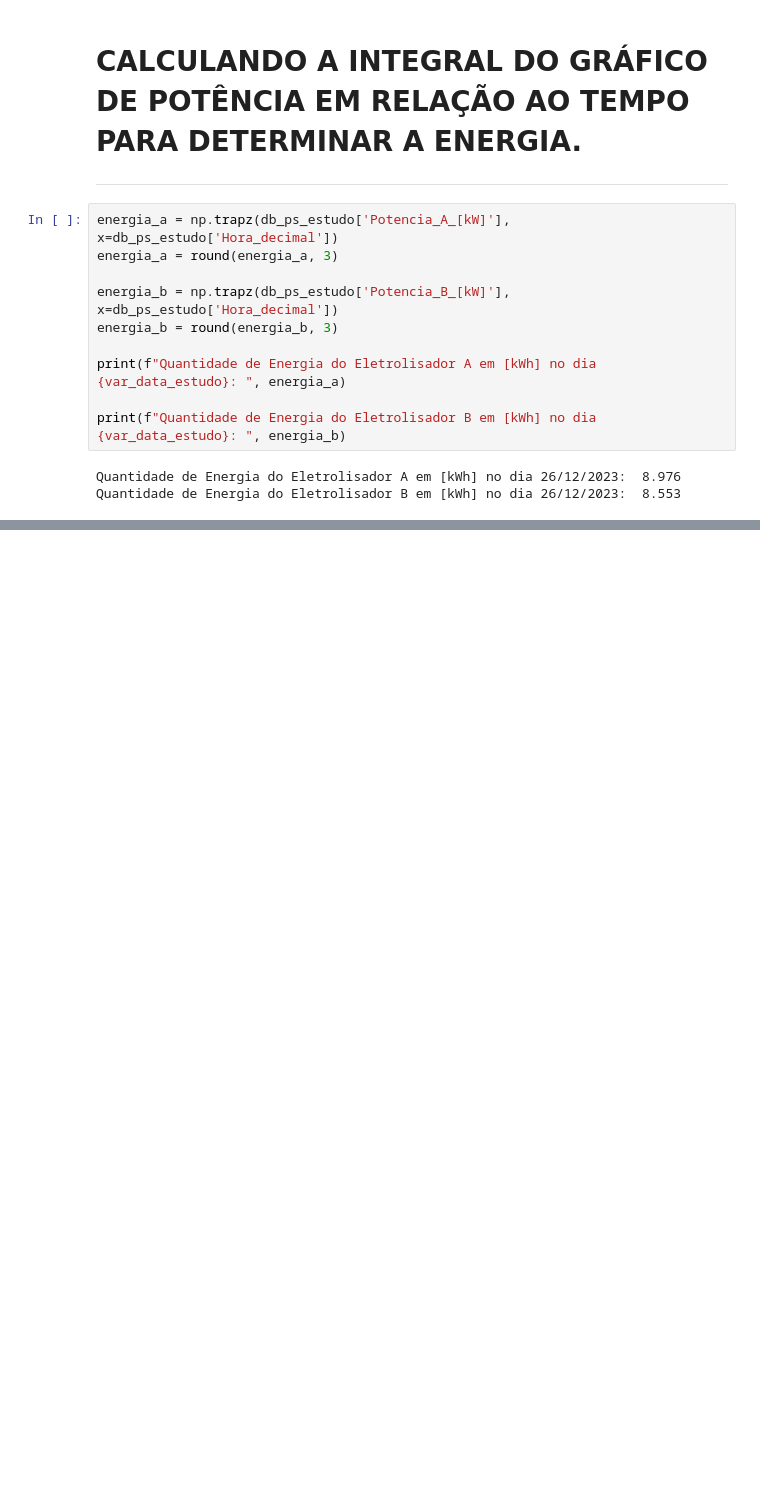
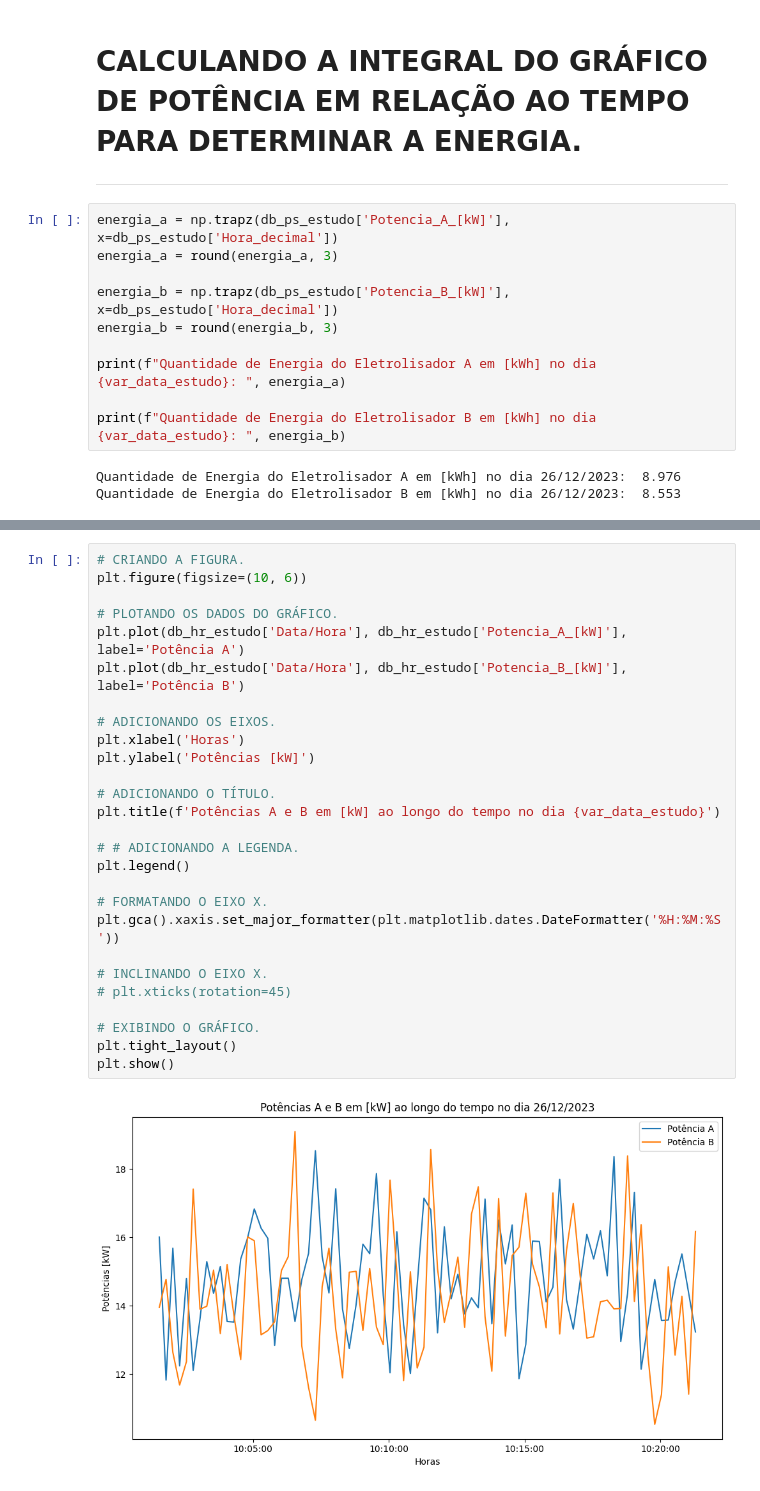
Before and after one commit to MalVaroTor/MalVaroTor, a Jupyter notebook: TCC_4_POT_ENERGIA_1_CICLO.ipynb, the cells around one changed output, grey strips where cells are left out. Cells and saved outputs as stored; diff of their text form; blank space fills up the shorter version.

```diff
--- a/TCC_4_POT_ENERGIA_1_CICLO.ipynb
+++ b/TCC_4_POT_ENERGIA_1_CICLO.ipynb
@@ -415,0 +475,29 @@ Quantidade de Energia do Eletrolisador B em [kWh] no dia 26/12/2023:  8.553
+# %%
+# CRIANDO A FIGURA.
+plt.figure(figsize=(10, 6))
+
+# PLOTANDO OS DADOS DO GRÁFICO.
+plt.plot(db_hr_estudo['Data/Hora'], db_hr_estudo['Potencia_A_[kW]'], label='Potência A')
+plt.plot(db_hr_estudo['Data/Hora'], db_hr_estudo['Potencia_B_[kW]'], label='Potência B')
+
+# ADICIONANDO OS EIXOS.
+plt.xlabel('Horas')
+plt.ylabel('Potências [kW]')
+
+# ADICIONANDO O TÍTULO.
+plt.title(f'Potências A e B em [kW] ao longo do tempo no dia {var_data_estudo}')
+
+# # ADICIONANDO A LEGENDA.
+plt.legend()
+
+# FORMATANDO O EIXO X.
+plt.gca().xaxis.set_major_formatter(plt.matplotlib.dates.DateFormatter('%H:%M:%S'))
+
+# INCLINANDO O EIXO X.
+# plt.xticks(rotation=45)
+
+# EXIBINDO O GRÁFICO.
+plt.tight_layout()
+plt.show()
+# %% [output]
+[figure, added]
```
Also changed, not shown: parts of 6 cells of this notebook.
